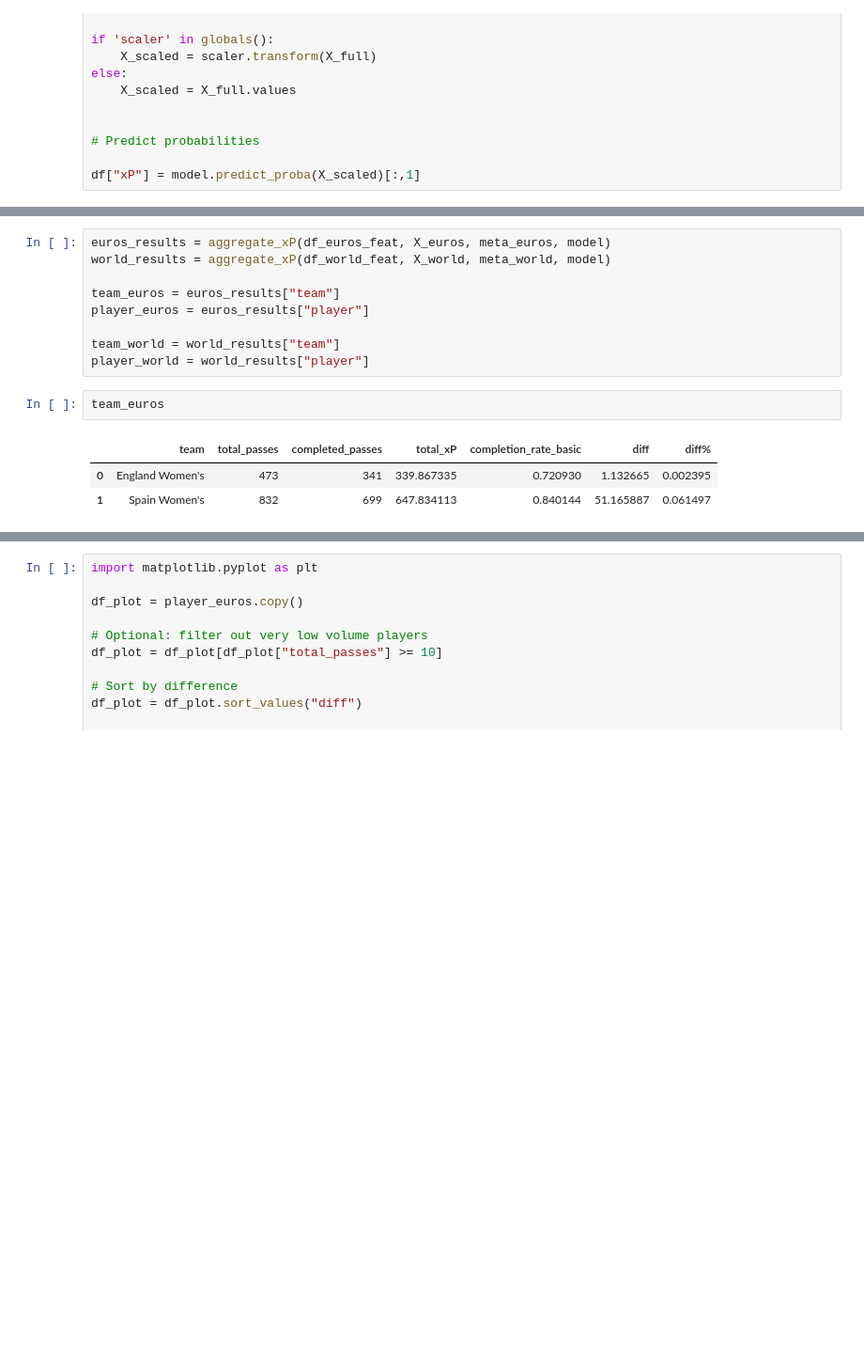
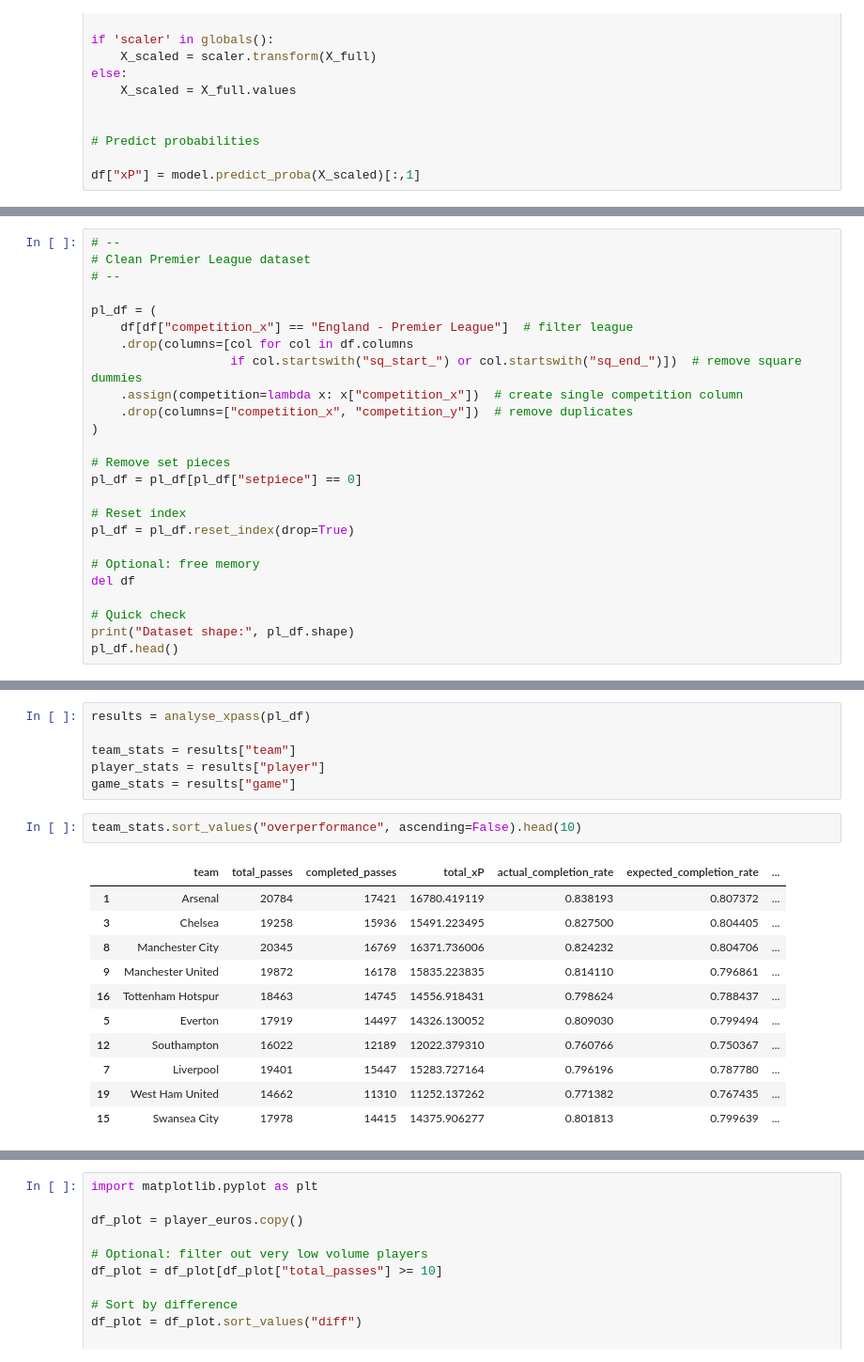
Before and after one commit to vickyfriss/Football-analytics, a Jupyter notebook: 202604 - 1 - Building Expected Passes xP for Men Top 5 Leagues.ipynb, the cells around one changed output, grey strips where cells are left out. Shown at 94% size. Drawn from its saved outputs; the diff is of its cells as text; blank space fills up the shorter version.

```diff
--- a/202604 - 1 - Building Expected Passes xP for Men Top 5 Leagues.ipynb
+++ b/202604 - 1 - Building Expected Passes xP for Men Top 5 Leagues.ipynb
@@ -1180,0 +1207,25 @@ df.head()
+# %%
+# --
+# Clean Premier League dataset
+# --
+
+pl_df = (
+    df[df["competition_x"] == "England - Premier League"]  # filter league
+    .drop(columns=[col for col in df.columns
+                   if col.startswith("sq_start_") or col.startswith("sq_end_")])  # remove square dummies
+    .assign(competition=lambda x: x["competition_x"])  # create single competition column
+    .drop(columns=["competition_x", "competition_y"])  # remove duplicates
+)
+
+# Remove set pieces
+pl_df = pl_df[pl_df["setpiece"] == 0]
+
+# Reset index
+pl_df = pl_df.reset_index(drop=True)
+
+# Optional: free memory
+del df
+
+# Quick check
+print("Dataset shape:", pl_df.shape)
+pl_df.head()
@@ -1234,17 +1308,22 @@ def aggregate_xP(df_feat, X, meta, model):
     }
 # %%
-euros_results = aggregate_xP(df_euros_feat, X_euros, meta_euros, model)
-world_results = aggregate_xP(df_world_feat, X_world, meta_world, model)
+results = analyse_xpass(pl_df)
 
-team_euros = euros_results["team"]
-player_euros = euros_results["player"]
-
-team_world = world_results["team"]
-player_world = world_results["player"]
+team_stats = results["team"]
+player_stats = results["player"]
+game_stats = results["game"]
 # %%
-team_euros
+team_stats.sort_values("overperformance", ascending=False).head(10)
 # %% [output]
-|  | team | total_passes | completed_passes | total_xP | completion_rate_basic | diff | diff% |
-| 0 | England Women's | 473 | 341 | 339.867335 | 0.720930 | 1.132665 | 0.002395 |
-| 1 | Spain Women's | 832 | 699 | 647.834113 | 0.840144 | 51.165887 | 0.061497 |
+|  | team | total_passes | completed_passes | total_xP | actual_completion_rate | expected_completion_rate | ... |
+| 1 | Arsenal | 20784 | 17421 | 16780.419119 | 0.838193 | 0.807372 | ... |
+| 3 | Chelsea | 19258 | 15936 | 15491.223495 | 0.827500 | 0.804405 | ... |
+| 8 | Manchester City | 20345 | 16769 | 16371.736006 | 0.824232 | 0.804706 | ... |
+| 9 | Manchester United | 19872 | 16178 | 15835.223835 | 0.814110 | 0.796861 | ... |
+| 16 | Tottenham Hotspur | 18463 | 14745 | 14556.918431 | 0.798624 | 0.788437 | ... |
+| 5 | Everton | 17919 | 14497 | 14326.130052 | 0.809030 | 0.799494 | ... |
+| 12 | Southampton | 16022 | 12189 | 12022.379310 | 0.760766 | 0.750367 | ... |
+| 7 | Liverpool | 19401 | 15447 | 15283.727164 | 0.796196 | 0.787780 | ... |
+| 19 | West Ham United | 14662 | 11310 | 11252.137262 | 0.771382 | 0.767435 | ... |
+| 15 | Swansea City | 17978 | 14415 | 14375.906277 | 0.801813 | 0.799639 | ... |
 # %%
```
Also changed, not shown: parts of 19 cells of this notebook.
